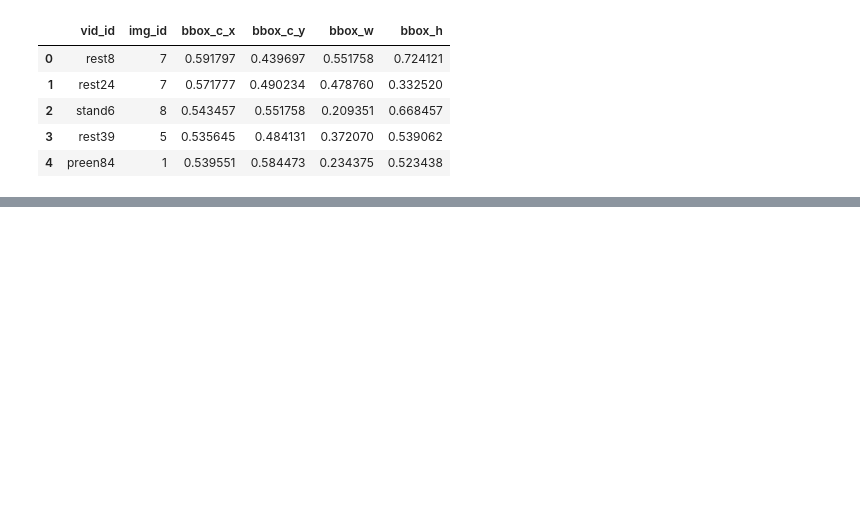
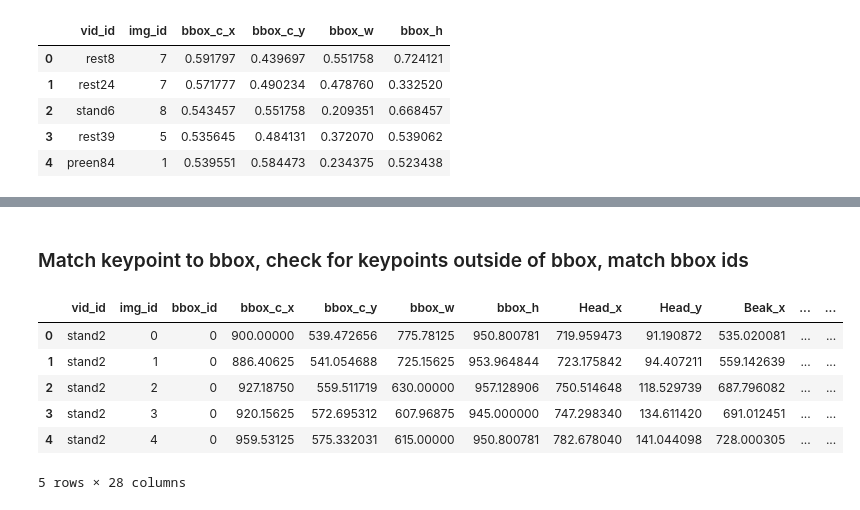
Before and after one commit to Mattshanevdberg/Masters-deep_learning_penguins, a Jupyter notebook: notebooks/PoseEstimation/A_Pose_estimation.ipynb, the cells around one changed output, grey strips where cells are left out. Drawn from its saved outputs; the diff is of its cells as text; code cells hidden in the pictures; blank space fills up the shorter version.

Commit message:
finished creating the full annotation dataset with absolute coords

```diff
--- a/notebooks/PoseEstimation/A_Pose_estimation.ipynb
+++ b/notebooks/PoseEstimation/A_Pose_estimation.ipynb
@@ -328,7 +329,7 @@ df_reduced_kp_raw.head()
 df_reduced_kp_raw.iloc[:, 0] = df_reduced_kp_raw.iloc[:, 0].astype(str)
 
 # Ensure the second column is an integer
-df_reduced_kp_raw.iloc[:, 1] = df_reduced_kp_raw.iloc[:, 1].astype(int)
+df_reduced_kp_raw.iloc[:, 1] = df_reduced_kp_raw.iloc[:, 1].astype(str)
 
 # Format the remaining columns as floats with minimal decimal points
 for col in df_reduced_kp_raw.columns[2:]:
@@ -425,0 +472,4 @@ memory usage: 15.9+ KB
+# %%
+path = '/home/matthew/Desktop/Master_Dev/masters_penguin_pose_estimation/data/raw/Simple_ObjectDetect1/raw_images'
+
+imgsize_df_raw = image_files_to_df(path)
@@ -425,0 +499,2 @@ memory usage: 15.9+ KB
+# %% [markdown]
+### Match keypoint to bbox, check for keypoints outside of bbox, match bbox ids
@@ -425,0 +534,29 @@ memory usage: 15.9+ KB
+# %%
+# rescale the bounding box
+def denorm_bbox_df(df_bbox, img_width, img_height):
+    """
+    Denormalizes bounding boxes in a DataFrame from normalized values to absolute pixel values.
+
+    Parameters:
+    df_bboxes (pd.DataFrame): The DataFrame containing bounding box coordinates.
+                              Expected columns: ['vid_id', 'image_id', 'bbox_c_x', 'bbox_c_y', 'bbox_w', 'bbox_h']
+    img_width (int): The width of the image.
+    img_height (int): The height of the image.
+
+    Returns:
+    pd.DataFrame: A DataFrame with denormalized bounding boxes.
+                  Columns: ['vid_id', 'image_id', 'bbox_c_x', 'bbox_c_y', 'bbox_w', 'bbox_h']
+    """
+    # Create a copy of the DataFrame to avoid modifying the original DataFrame
+    denorm_df = df_bbox.copy()
+    #print(denorm_df)
+    #print(img_width)
+
+    # Denormalize the bounding box coordinates
+    #print(denorm_df['bbox_c_x'])# * img_width)
+    denorm_df['bbox_c_x'] = denorm_df['bbox_c_x'] * img_width
+    denorm_df['bbox_c_y'] = denorm_df['bbox_c_y'] * img_height
+    denorm_df['bbox_w'] = denorm_df['bbox_w'] * img_width
+    denorm_df['bbox_h'] = denorm_df['bbox_h'] * img_height
+
+    return denorm_df
@@ -425,0 +824,12 @@ memory usage: 15.9+ KB
+# %%
+df_full_annotation_abs = process_dataframe(df_reduced_kp_raw, bbox_df_raw, imgsize_df_raw)
+# %%
+df_full_annotation_abs.head()
+# %% [output]
+|  | vid_id | img_id | bbox_id | bbox_c_x | bbox_c_y | bbox_w | bbox_h | Head_x | Head_y | Beak_x | ... | ... |
+| 0 | stand2 | 0 | 0 | 900.00000 | 539.472656 | 775.78125 | 950.800781 | 719.959473 | 91.190872 | 535.020081 | ... | ... |
+| 1 | stand2 | 1 | 0 | 886.40625 | 541.054688 | 725.15625 | 953.964844 | 723.175842 | 94.407211 | 559.142639 | ... | ... |
+| 2 | stand2 | 2 | 0 | 927.18750 | 559.511719 | 630.00000 | 957.128906 | 750.514648 | 118.529739 | 687.796082 | ... | ... |
+| 3 | stand2 | 3 | 0 | 920.15625 | 572.695312 | 607.96875 | 945.000000 | 747.298340 | 134.611420 | 691.012451 | ... | ... |
+| 4 | stand2 | 4 | 0 | 959.53125 | 575.332031 | 615.00000 | 950.800781 | 782.678040 | 141.044098 | 728.000305 | ... | ... |
+5 rows × 28 columns
```
Also changed, not shown: parts of 19 cells of this notebook.
